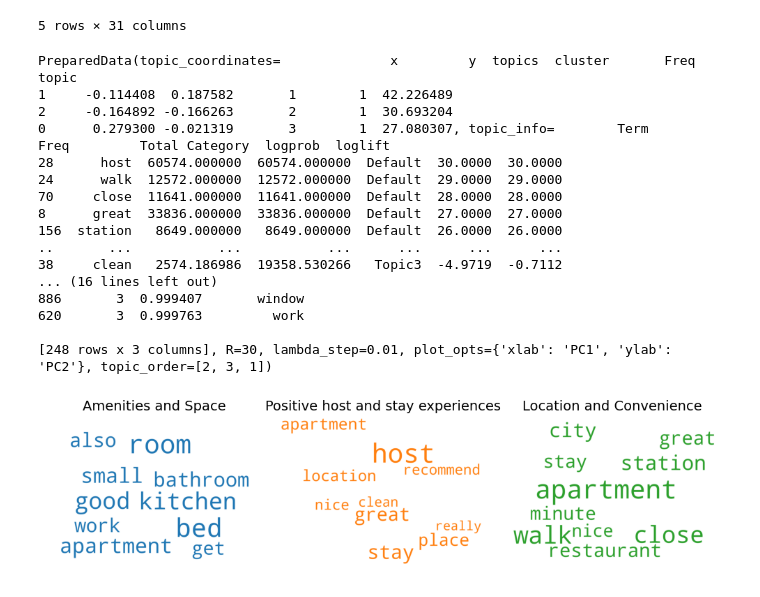
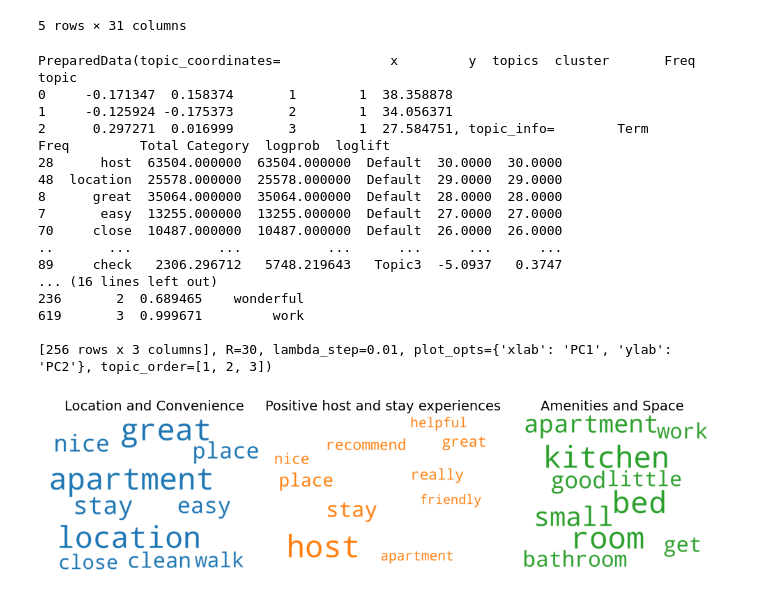
Before and after one commit to TanjaDS/Examensarbete_Airbnb, a Jupyter notebook: models/topic_modelling.ipynb, the cells around one changed output. Saved outputs shown, nothing was run; the diff lists cells and outputs as text; code cells hidden in the pictures.

Commit message:
updated topic modelling

```diff
--- a/models/topic_modelling.ipynb
+++ b/models/topic_modelling.ipynb
@@ -36,6 +36,7 @@ print(data_words[1])
 ['nice', 'flat', 'great', 'area', 'host', 'sorted', 'things', 'make', 'stay', 'smooth', 'easy', 'leaving', 'key', 'neighbours', 'etc', 'thanks']
 # %%
 nlp = spacy.load("en_core_web_sm")
+stop_words.append('also')
 bigram = gensim.models.Phrases(data_words, min_count=5, threshold=100) # higher threshold fewer phrases.
 trigram = gensim.models.Phrases(bigram[data_words], threshold=100)
 bigram_mod = gensim.models.phrases.Phraser(bigram)
@@ -133,53 +134,54 @@ vis
 # %% [output]
 PreparedData(topic_coordinates=              x         y  topics  cluster       Freq
 topic
-1     -0.114408  0.187582       1        1  42.226489
-2     -0.164892 -0.166263       2        1  30.693204
-0      0.279300 -0.021319       3        1  27.080307, topic_info=        Term          Freq         Total Category  logprob  loglift
-28      host  60574.000000  60574.000000  Default  30.0000  30.0000
-24      walk  12572.000000  12572.000000  Default  29.0000  29.0000
-70     close  11641.000000  11641.000000  Default  28.0000  28.0000
-8      great  33836.000000  33836.000000  Default  27.0000  27.0000
-156  station   8649.000000   8649.000000  Default  26.0000  26.0000
+0     -0.171347  0.158374       1        1  38.358878
+1     -0.125924 -0.175373       2        1  34.056371
+2      0.297271  0.016999       3        1  27.584751, topic_info=        Term          Freq         Total Category  logprob  loglift
+28      host  63504.000000  63504.000000  Default  30.0000  30.0000
+48  location  25578.000000  25578.000000  Default  29.0000  29.0000
+8      great  35064.000000  35064.000000  Default  28.0000  28.0000
+7       easy  13255.000000  13255.000000  Default  27.0000  27.0000
+70     close  10487.000000  10487.000000  Default  26.0000  26.0000
 ..       ...           ...           ...      ...      ...      ...
-38     clean   2574.186986  19358.530266   Topic3  -4.9719  -0.7112
+89     check   2306.296712   5748.219643   Topic3  -5.0937   0.3747
 ... (16 lines left out)
-886       3  0.999407       window
-620       3  0.999763         work
+236       2  0.689465    wonderful
+619       3  0.999671         work
 
-[248 rows x 3 columns], R=30, lambda_step=0.01, plot_opts={'xlab': 'PC1', 'ylab': 'PC2'}, topic_order=[2, 3, 1])
+[256 rows x 3 columns], R=30, lambda_step=0.01, plot_opts={'xlab': 'PC1', 'ylab': 'PC2'}, topic_order=[1, 2, 3])
 # %%
 topics = lda_model.show_topics(formatted=False)
 # %%
 cols = [color for name, color in mcolors.TABLEAU_COLORS.items()]
 cloud = WordCloud(stopwords=stop_words,
                   background_color='white',
                   width=2500,
                   height=1800,
-                  max_words=10,
+                  max_words=15,
                   colormap='tab10',
                   color_func=lambda *args, **kwargs: cols[i],
                   prefer_horizontal=1.0)
 
 fig, axes = plt.subplots(1, 3, figsize=(10,10), sharex=True, sharey=True)
 
-groups = ['Amenities and Space',
-        'Positive host and stay experiences',
-        'Location and Convenience']
+groups = {1: 'Positive host and stay experiences',
+          0: 'Location and Convenience',
+          2: 'Amenities and Space'
+        }
 
 for i, ax in enumerate(axes.flatten()):
     fig.add_subplot(ax)
     topic_words = dict(topics[i][1])
-    cloud.generate_from_frequencies(topic_words, max_font_size=300)
+    cloud.generate_from_frequencies(topic_words, max_font_size=350)
     plt.gca().imshow(cloud)
-    plt.gca().set_title(groups[i], fontdict=dict(size=14))
+    plt.gca().set_title(groups.get(i), fontdict=dict(size=14))
     plt.gca().axis('off')
 
 
-plt.subplots_adjust(wspace=5, hspace=5)
+plt.subplots_adjust(wspace=30, hspace=20)
 plt.axis('off')
 #plt.margins(x=0, y=0)
 plt.tight_layout()
 plt.show()
 # %% [output]
-[figure, old version]
+[figure, new version]
```
Also changed, not shown: parts of 7 cells of this notebook, 25 other files.
